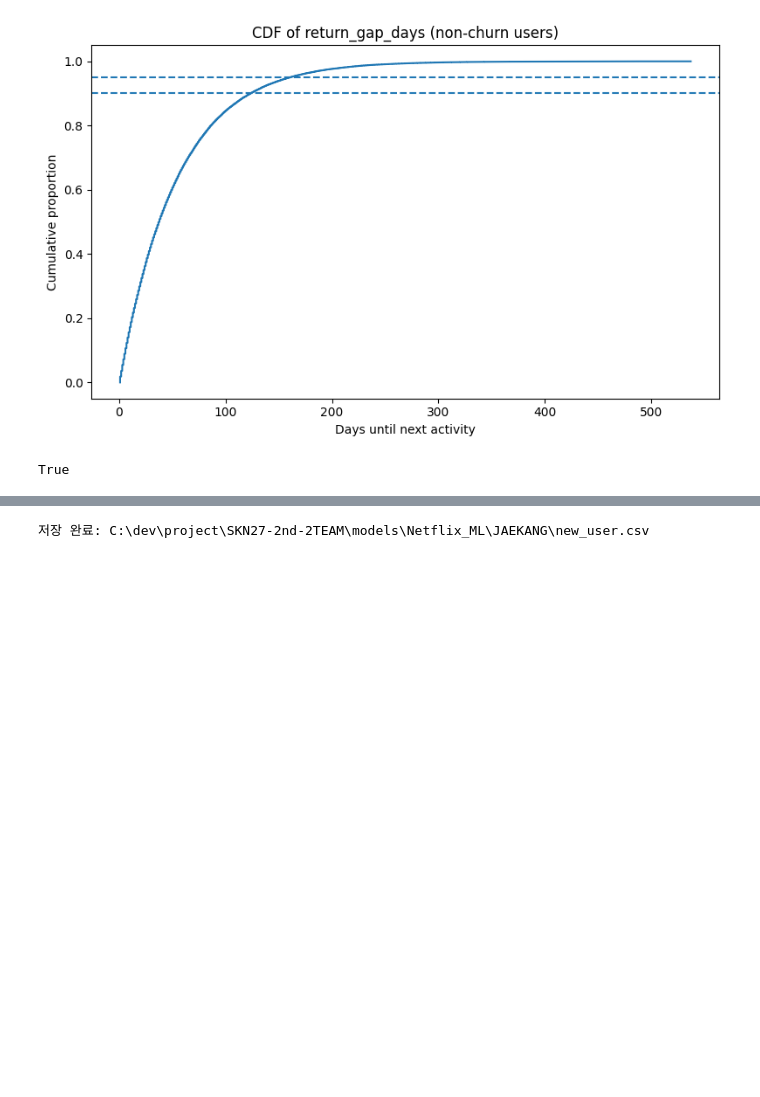
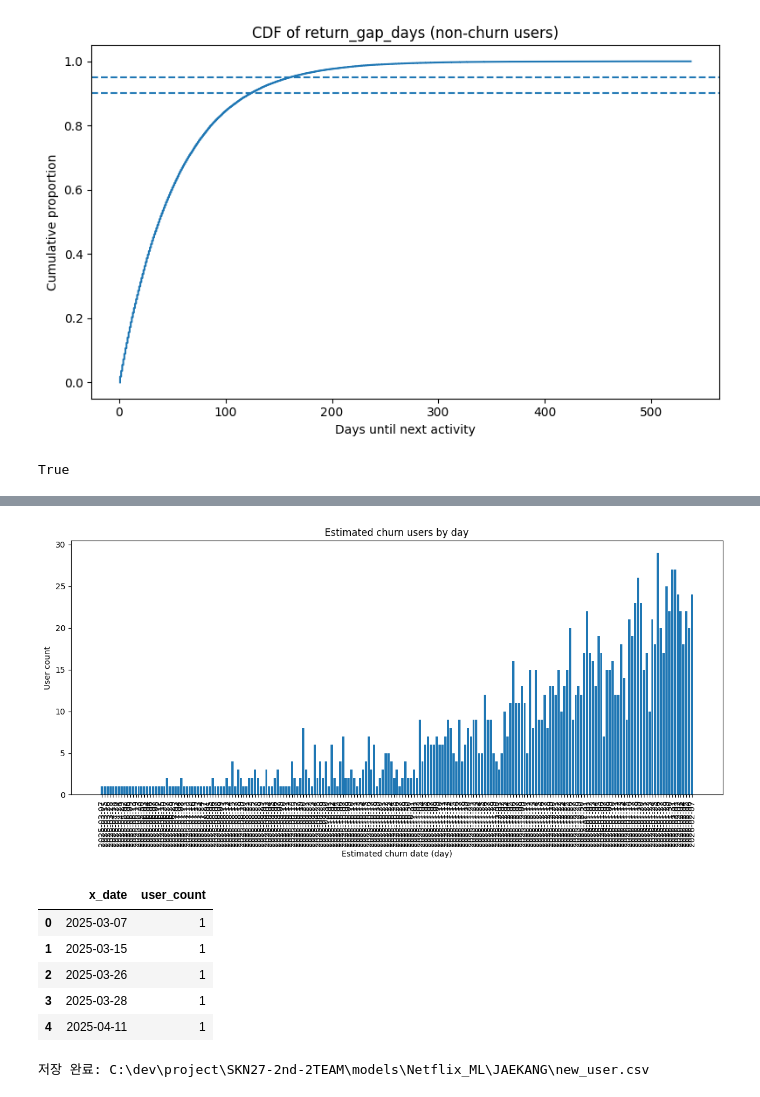
Before and after one commit to SKNETWORKS-FAMILY-AICAMP/SKN27-2nd-2TEAM, a Jupyter notebook: models/Netflix_ML/JAEKANG/Netflix_base_model.ipynb, the cells around one changed output, grey strips where cells are left out. Saved outputs shown, nothing was run; the diff lists cells and outputs as text; code cells hidden in the pictures; blank space fills up the shorter version.

```diff
--- a/models/Netflix_ML/JAEKANG/Netflix_base_model.ipynb
+++ b/models/Netflix_ML/JAEKANG/Netflix_base_model.ipynb
@@ -479,3 +575,18 @@ AttributeError: 'NetflixFeatureBuilder' object has no attribute 'add_estimated_c
+# %%
+daily_churn = plot_estimated_churn_trend(
+    new_user,
+    date_col='final_estimated_churn_date',
+    x_unit='day'
+)
+daily_churn.head()
+# %% [output]
+[figure, added]
+|  | x_date | user_count |
+| 0 | 2025-03-07 | 1 |
+| 1 | 2025-03-15 | 1 |
+| 2 | 2025-03-26 | 1 |
+| 3 | 2025-03-28 | 1 |
+| 4 | 2025-04-11 | 1 |
 # %%
 import os
 
```
Also changed, not shown: parts of 6 cells of this notebook, 2 other files.
